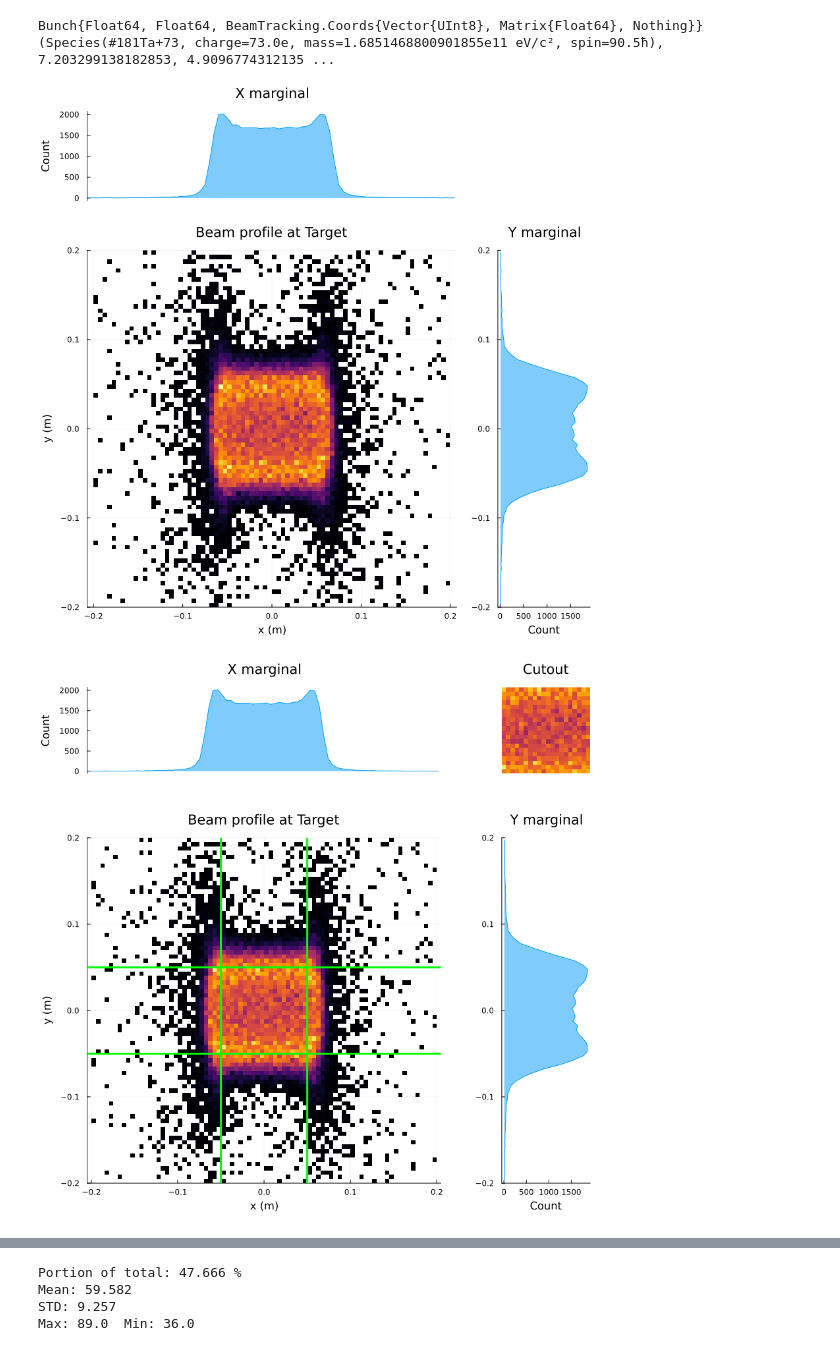
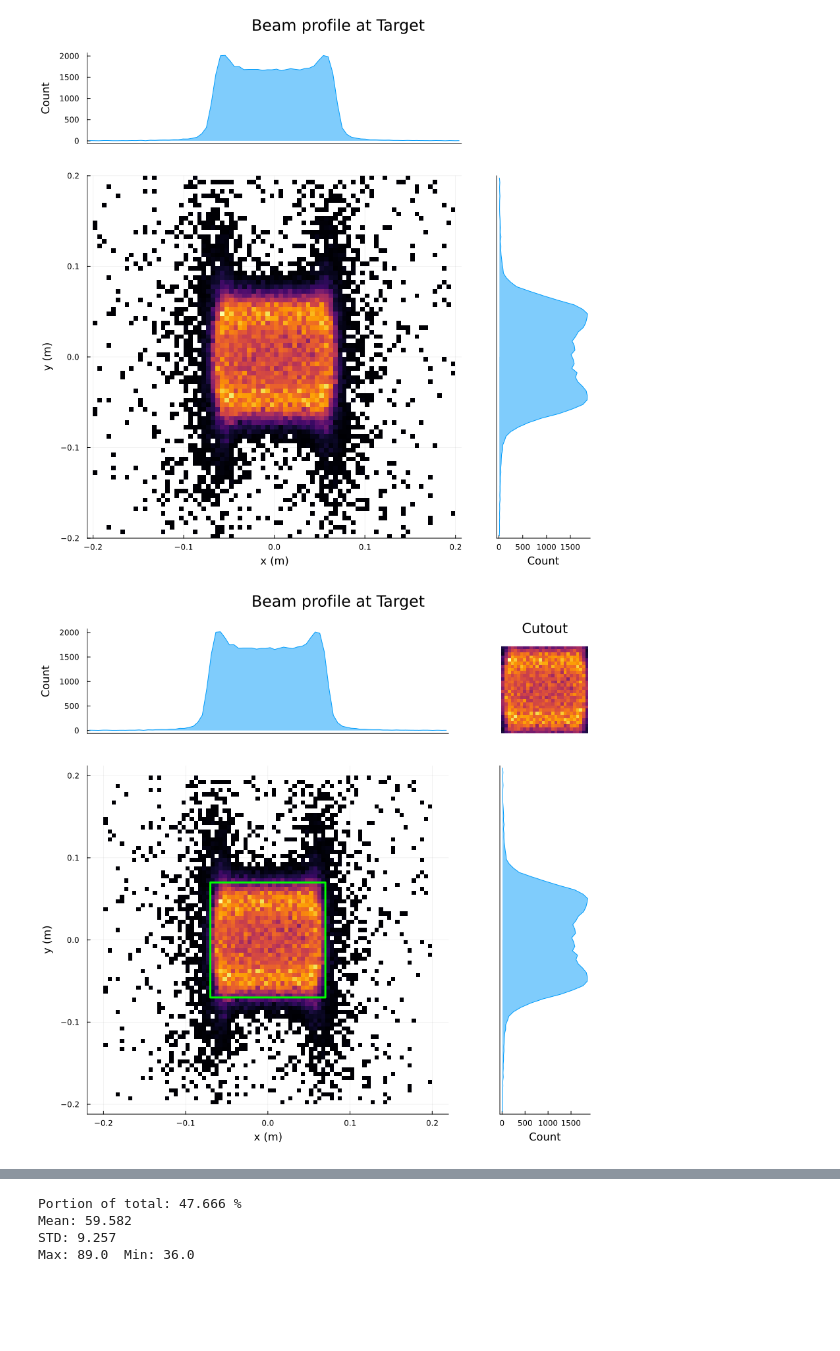
Before and after one commit to eiad-hamwi/NSRL, a Jupyter notebook: nsrl_julia.ipynb, the cells around one changed output, grey strips where cells are left out. Cells and saved outputs as stored; diff of their text form; code cells hidden in the pictures; blank space fills up the shorter version.

```diff
--- a/nsrl_julia.ipynb
+++ b/nsrl_julia.ipynb
@@ -166,32 +50,15 @@ hist(bunch, nx=80, ny=80, xlims=nothing, ylims=nothing)
 # %%
-track!(bunch, nsrl)
+bunch = track(nsrl, coords);
-# %% [output]
-Bunch{Float64, Float64, BeamTracking.Coords{Vector{UInt8}, Matrix{Float64}, Nothing}}(Species(#181Ta+73, charge=73.0e, mass=1.6851468800901855e11 eV/c², spin=90.5ħ), 7.203299138182853, 4.9096774312135 ...
 # %%
-p0 = hist(bunch, nx=80, ny=80)
+hist(bunch, nx=80, ny=80)["figure"]
 # %% [output]
-[figure, old version]
+[figure, new version]
 # %%
-v = 0.05
-h = 0.05
-
-xb      = p0[3].series_list[1][:x];
-yb      = p0[3].series_list[1][:y];
-density = p0[3].series_list[1][:z].surf;
-
-h_step = Float64(xb.step)
-v_step = Float64(yb.step)
-
-h_center = Int(round((0. - xb[1]) / h_step) + 1)
-v_center = Int(round((0. - yb[1]) / v_step) + 1)
-
-h_rng = (h_center - Int(round(h / h_step))):(h_center + Int(round(h / h_step))-1)
-v_rng = (v_center - Int(round(v / v_step))):(v_center + Int(round(v / v_step))-1)
-
-tmp = deepcopy(p0)
-hline!(tmp[3], [-v, v], lw=3, lc=:lime, label=nothing)
-vline!(tmp[3], [-h, h], lw=3, lc=:lime, label=nothing)
-cutout_color_range = (minimum(filter(!isnan, density)), maximum(filter(!isnan, density)))
-heatmap!(tmp[2], xb[h_rng], yb[v_rng], density[v_rng, h_rng], xlabel="x (m)", ylabel="y (m)", title="Cutout", colorbar=false, clims=cutout_color_range)
+p0 = hist(
+    bunch,
+    nx=80, ny=80,
+    h=0.07, v=0.07,
+    cutout=true
+)["figure"]
 # %% [output]
-[figure, old version]
+[figure, new version]
```
Also changed, not shown: parts of 28 cells of this notebook, 4 other files.
